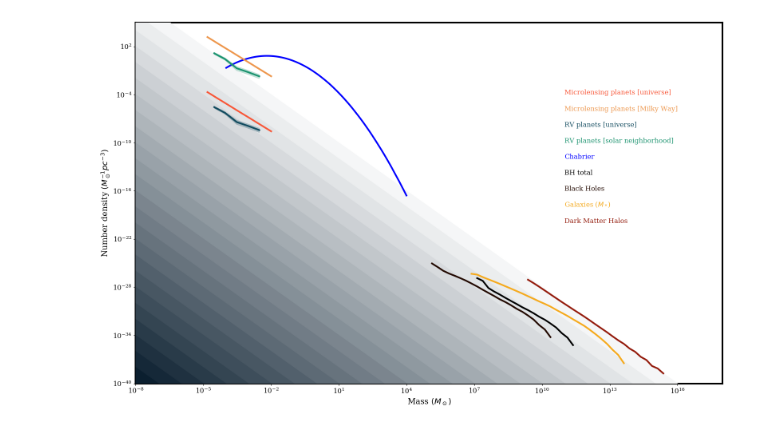
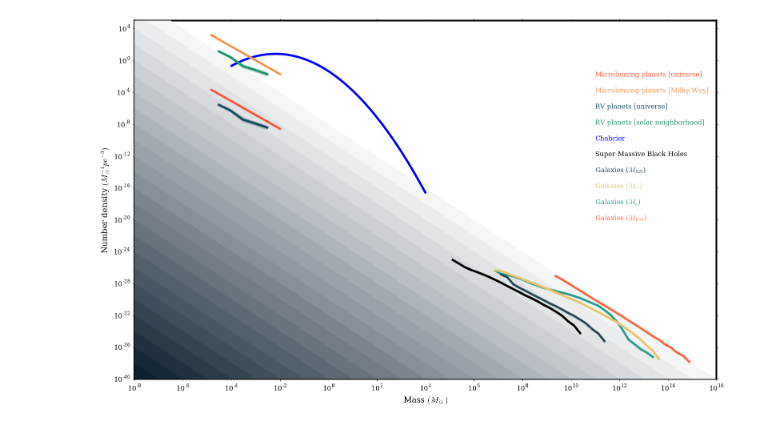
Before and after one commit to zpenoyre/things, a Jupyter notebook: thingsPlot.ipynb, the cells around one changed output. Saved outputs shown, nothing was run; the diff lists cells and outputs as text; code cells hidden in the pictures.

Commit message:
Renamed the galaxies files, added gas as well. Changed some colours but otherwise the plot should be the same.

```diff
--- a/thingsPlot.ipynb
+++ b/thingsPlot.ipynb
@@ -9,7 +9,7 @@ import matplotlib.pyplot as plt
 # %%
 plt.style.use('ggplot')
 # %%
-mpl.rcParams['lines.linewidth'] = 3
+mpl.rcParams['lines.linewidth'] = 4
 mpl.rcParams['axes.facecolor']='white'
 mpl.rcParams['axes.edgecolor']='k'
 mpl.rcParams['axes.linewidth']=3
@@ -37,13 +37,13 @@ def makeCmap(hexColour,name,zeroColour='#FFFFFF'):
     cmap = mpl.colors.LinearSegmentedColormap(name,cdict)
     return cmap
 # %%
-files=['darkMatter','galaxies','SMBHs','blackHoles','chabrierImf',
+files=['galaxiesDM','galaxiesGas','galaxiesStars','galaxiesBHs','SMBHs','chabrierImf',
        'planetsRVbins','planetsRVbins_univ','planetsMicrolensing','planetsMicrolensing_univ']
-colours=['#941B0C','#F6AA1C','#220901','k','b','#1A936F','#114B5F','#EE964B','#F95738']
-text=['Dark Matter Halos',r'Galaxies ($M_*$)','Black Holes','BH total','Chabrier',
+colours=['#FF6542','#2A9D8F','#E9C46A','#264653','k','b','#1A936F','#114B5F','#EE964B','#F95738']
+text=[r'Galaxies ($M_{DM}$)',r'Galaxies ($M_g$)',r'Galaxies ($M_*$)',r'Galaxies ($M_{BH}$)','Super-Massive Black Holes','Chabrier',
       'RV planets [solar neighborhood]','RV planets [universe]',
      'Microlensing planets [Milky Way]','Microlensing planets [universe]']
-textPos=[[1e11,1e-20],[1e11,1e-18],[1e11,1e-16],[1e11,1e-14],[1e11,1e-12],[1e11,1e-10],[1e11,1e-8],[1e11,1e-6],[1e11,1e-4]]
+textPos=[[1e11,1e-20],[1e11,1e-18],[1e11,1e-16],[1e11,1e-14],[1e11,1e-12],[1e11,1e-10],[1e11,1e-8],[1e11,1e-6],[1e11,1e-4],[1e11,1e-2]]
 # %%
 def plotBackground(thisPlot,x0,y0,colour,zorder0):
     cmap=makeCmap('#011627','name')
@@ -59,35 +59,38 @@ def plotBackground(thisPlot,x0,y0,colour,zorder0):
 # %%
 zord = 2
 
 fig = plt.figure(figsize=(16,10))
 nPlot = plt.gca()
 
 nPlot, zord = plotBackground(nPlot,1e16,1e-40,'k',zorder0=zord)
 
 for index,field in enumerate(files):
     data=np.genfromtxt('data/'+field+'.txt')
+    data=data[data[:,1]>0,:]
+    #print('field: ',field)
+    #print('data shape: ',data.shape)
     nPlot.plot(data[:,0],data[:,1],c=colours[index],zorder=zord)
     zord+=1
     nPlot.text(textPos[index][0],textPos[index][1],text[index],color=colours[index])
     if np.shape(data)[1] > 2: #if uncertainty columns are included
         xs = np.concatenate((data[:,0],data[:,0][::-1]))
         ys = np.concatenate(((data[:,1]+data[:,2]),(data[:,1]-data[:,3])[::-1]))
         nPlot.fill(xs, ys, c=colours[index],alpha=0.25,zorder=zord)
         zord+=1
 
 nPlot.set_xscale('log')
 nPlot.set_yscale('log')
 nPlot.set_ylim(1e-40,1e5)
-nPlot.set_xlim(1e-8,1e18)
+nPlot.set_xlim(1e-8,1e16)
 nPlot.set_xlabel(r'Mass $(M_\odot)$')
 nPlot.set_ylabel(r'Number density $(M_\odot^{-1} pc^{-3})$')
 nPlot.grid("off")
 
 plt.tight_layout()
 plt.savefig('plot.pdf')
 plt.show()
 # %% [output]
-[figure, old version]
+[figure, new version]
 # %%
 # one annoying thing about the above plot is that it doesn't seem to be possible to drawn the axes on top of the shaded triangles...
 
```
Also changed, not shown: 7 other files.
